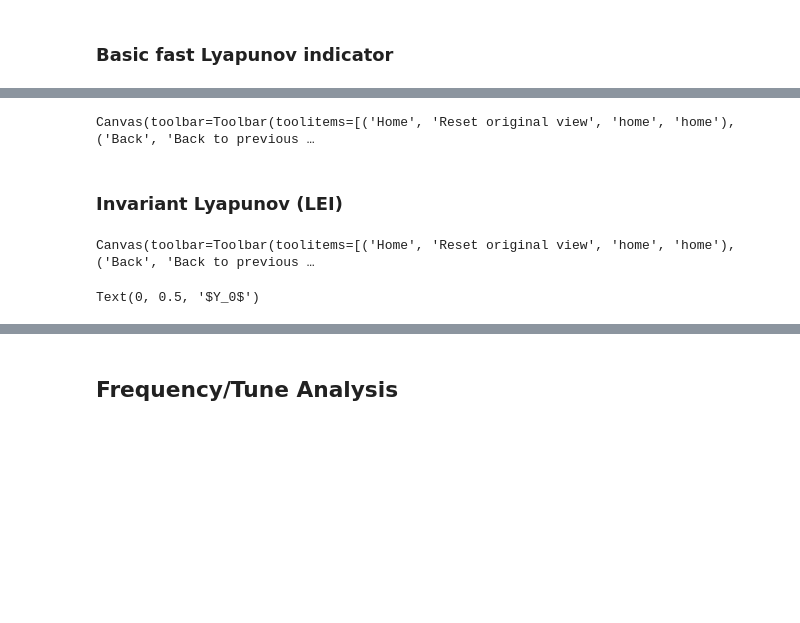
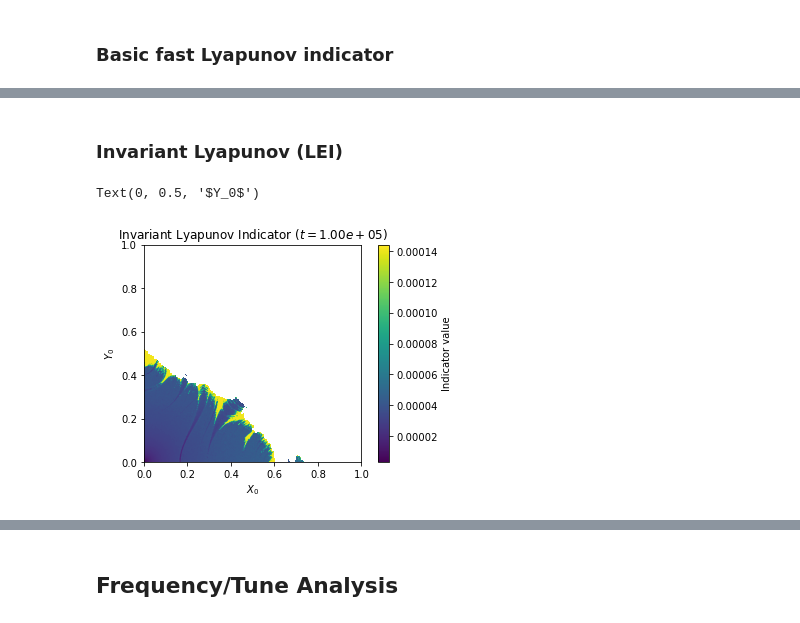
Before and after one commit to carlidel/dynamic_indicator_analysis, a Jupyter notebook: notebooks/first_analysis.ipynb, the cells around one changed output, grey strips where cells are left out. Drawn from its saved outputs; the diff is of its cells as text; code cells hidden in the pictures; blank space fills up the shorter version.

```diff
--- a/notebooks/first_analysis.ipynb
+++ b/notebooks/first_analysis.ipynb
@@ -14,7 +14,7 @@ import os
 from tqdm.autonotebook import tqdm
 from numba import njit, prange
 
-DPI = 300
+DPI = 600
 # %% [markdown]
 ## Directories (local computer)
 # %%
@@ -104,12 +166,24 @@ for i, t in enumerate(turn_samples):
     plt.xlabel("$X_0$")
     plt.ylabel("$Y_0$")
 
+    plt.tight_layout()
     plt.savefig(os.path.join(imgdir, "henon_4d_LI_{}.png".format(i)), dpi=DPI)
     plt.clf() if i != len(turn_samples) - 1 else plt.show()
-# %% [output]
-Canvas(toolbar=Toolbar(toolitems=[('Home', 'Reset original view', 'home', 'home'), ('Back', 'Back to previous …
 # %% [markdown]
 ### Invariant Lyapunov (LEI)
+# %%
+def faddeev_leverrier(m, grade=1):
+    assert grade > 0
+    step = 1
+    B = m.copy()
+    p = np.trace(B)
+    while step != grade:
+        step += 1
+        B = np.matmul(m, B - np.identity(B.shape[-1]) * p)
+        p = np.trace(B) * (1 / step)
+    return p * ((-1) ** (grade + 1))
+
+v_faddeev_leverrier = np.vectorize(faddeev_leverrier, signature="(n,m),(1)->(1)")
 # %%
 orto_displacement = h5py.File(os.path.join(inputdir, orto_displacement_file), mode='r')
 # %%
@@ -118,7 +192,10 @@ turn_samples = np.logspace(np.log10(orto_displacement.attrs["min_turns"]), np.lo
 sample = orto_displacement[str(turn_samples[-1])]
 # %%
 LEI_1 = []
-for t in turn_samples:
+LEI_2 = []
+LEI_3 = []
+LEI_4 = []
+for t in tqdm(turn_samples[-2:]):
     sample = orto_displacement[str(t)]
 
     t11 = sample["x"][1] - sample["x"][0]
@@ -148,21 +225,33 @@ for t in turn_samples:
             [t41, t42, t43, t44]
         ]), axes=(2, 3, 0, 1))
     tmt = np.transpose(tm, axes=(0, 1, 3, 2))
+    LEI_1.append(v_faddeev_leverrier(np.matmul(tmt, tm), [1])[:,:,0])
+    LEI_2.append(v_faddeev_leverrier(np.matmul(tmt, tm), [2])[:,:,0])
+    LEI_3.append(v_faddeev_leverrier(np.matmul(tmt, tm), [3])[:,:,0])
+    LEI_4.append(v_faddeev_leverrier(np.matmul(tmt, tm), [4])[:,:,0])
 
-    LEI_1.append(np.log10(np.sqrt(np.trace(np.matmul(tmt,tm), axis1=2, axis2=3))/orto_displacement.attrs["displacement"])/t)
+    #LEI_1.append(np.log10(np.sqrt(np.trace(np.matmul(tmt,tm), axis1=2, axis2=3))/orto_displacement.attrs["displacement"])/t)
 LEI_1 = np.asarray(LEI_1)
+LEI_2 = np.asarray(LEI_2)
+LEI_3 = np.asarray(LEI_3)
+LEI_4 = np.asarray(LEI_4)
+
+LEI_1_PP = np.log10(np.sqrt(LEI_1)/orto_displacement.attrs["displacement"])/turn_samples[-2:,None, None]
+LEI_2_PP = np.log10(np.sqrt(LEI_2)/orto_displacement.attrs["displacement"])/turn_samples[-2:,None, None]
+LEI_3_PP = np.log10(np.sqrt(LEI_3)/orto_displacement.attrs["displacement"])/turn_samples[-2:,None, None]
+LEI_4_PP = np.log10(np.sqrt(LEI_4)/orto_displacement.attrs["displacement"])/turn_samples[-2:,None, None]
 # %%
 plt.figure()
 
-plt.imshow(LEI_1[-1], origin="lower", extent=[0,1,0,1])
+plt.imshow(LEI_1_PP[-1], origin="lower", extent=[0,1,0,1])
 plt.colorbar(label="Indicator value")
 plt.title("Invariant Lyapunov Indicator $(t={:.2e})$".format(turn_samples[-1]))
 
 plt.xlabel("$X_0$")
 plt.ylabel("$Y_0$")
 # %% [output]
-Canvas(toolbar=Toolbar(toolitems=[('Home', 'Reset original view', 'home', 'home'), ('Back', 'Back to previous …
+Text(0, 0.5, '$Y_0$')
-Text(0, 0.5, '$Y_0$')
+[figure, added]
 # %%
 plt.figure()
 for i, t in enumerate(turn_samples):
```
Also changed, not shown: parts of 67 cells of this notebook, 7 other files.
